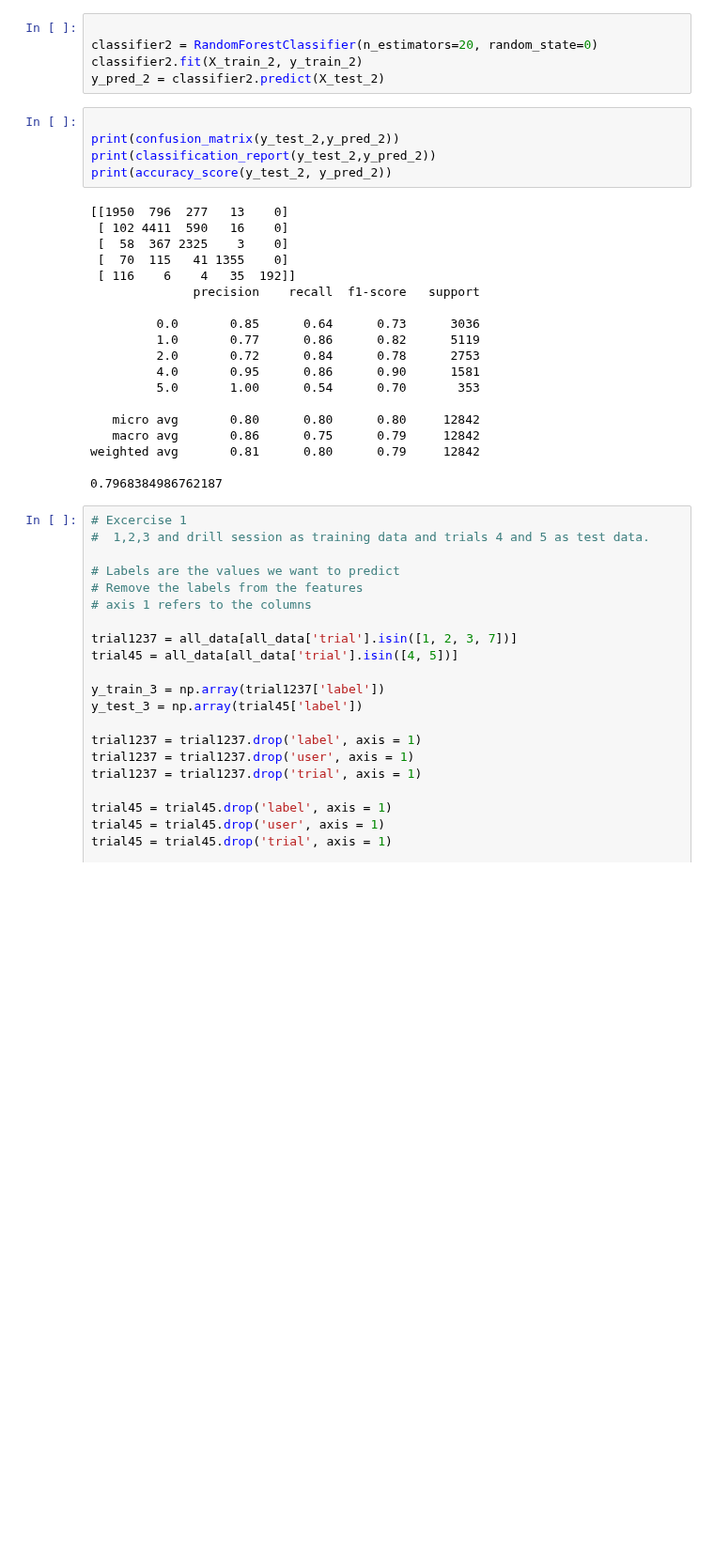
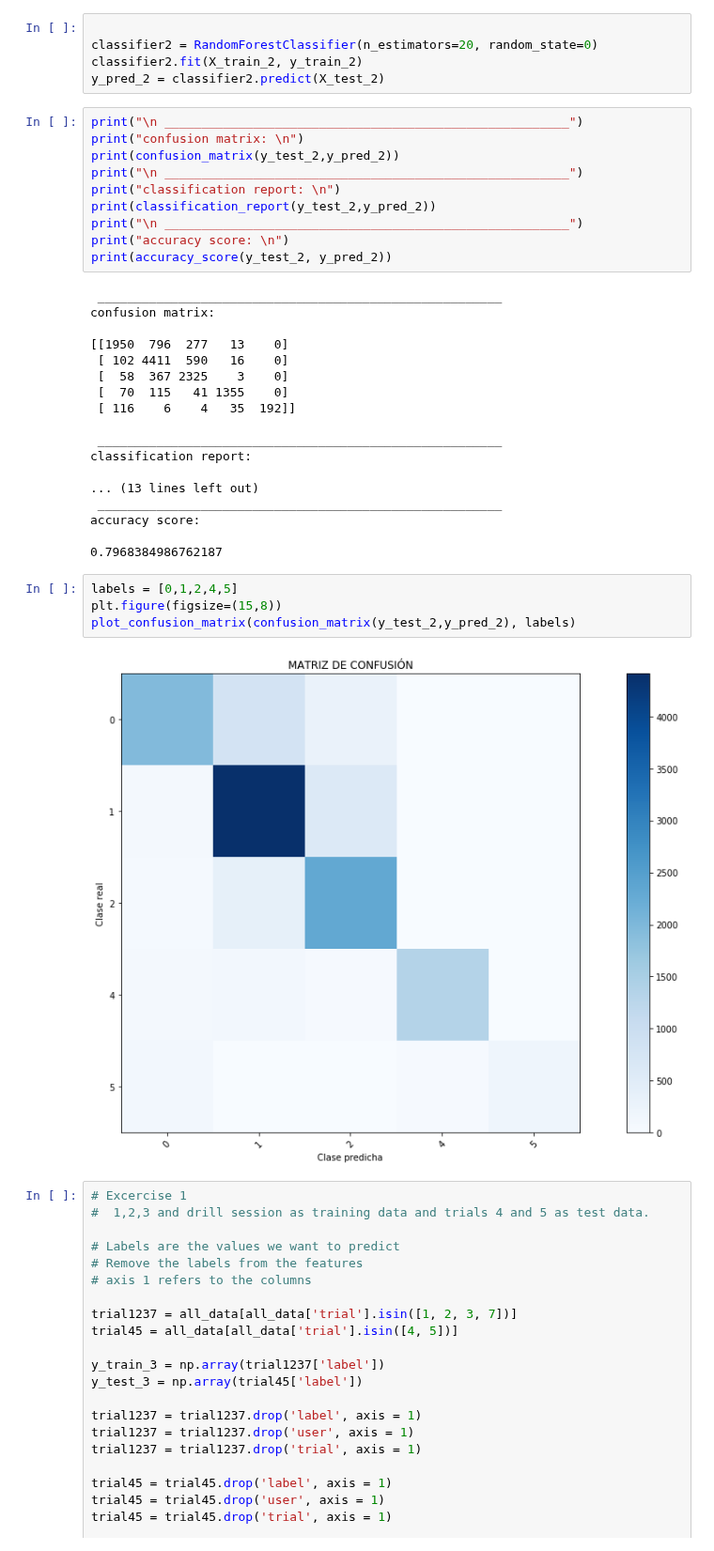
Before and after one commit to jormartin77/opportunity, a Jupyter notebook: opportunity.ipynb, the cells around one changed output. Shown at 94% size. Cells and saved outputs as stored; diff of their text form; blank space fills up the shorter version.

```diff
--- a/opportunity.ipynb
+++ b/opportunity.ipynb
@@ -297,29 +314,39 @@ classifier2 = RandomForestClassifier(n_estimators=20, random_state=0)
 classifier2.fit(X_train_2, y_train_2)
 y_pred_2 = classifier2.predict(X_test_2)
 # %%
-
+print("\n _______________________________________________________")
+print("confusion matrix: \n")
 print(confusion_matrix(y_test_2,y_pred_2))
+print("\n _______________________________________________________")
+print("classification report: \n")
 print(classification_report(y_test_2,y_pred_2))
+print("\n _______________________________________________________")
+print("accuracy score: \n")
 print(accuracy_score(y_test_2, y_pred_2))
 # %% [output]
+ _______________________________________________________
+confusion matrix:
+
 [[1950  796  277   13    0]
  [ 102 4411  590   16    0]
  [  58  367 2325    3    0]
  [  70  115   41 1355    0]
  [ 116    6    4   35  192]]
-              precision    recall  f1-score   support
 
-         0.0       0.85      0.64      0.73      3036
-         1.0       0.77      0.86      0.82      5119
-         2.0       0.72      0.84      0.78      2753
-         4.0       0.95      0.86      0.90      1581
-         5.0       1.00      0.54      0.70       353
+ _______________________________________________________
+classification report:
 
-   micro avg       0.80      0.80      0.80     12842
-   macro avg       0.86      0.75      0.79     12842
-weighted avg       0.81      0.80      0.79     12842
+... (13 lines left out)
+ _______________________________________________________
+accuracy score:
 
 0.7968384986762187
+# %%
+labels = [0,1,2,4,5]
+plt.figure(figsize=(15,8))
+plot_confusion_matrix(confusion_matrix(y_test_2,y_pred_2), labels)
+# %% [output]
+[figure, added]
 # %%
 # Excercise 1
 #  1,2,3 and drill session as training data and trials 4 and 5 as test data.
```
Also changed, not shown: parts of 11 cells of this notebook.
